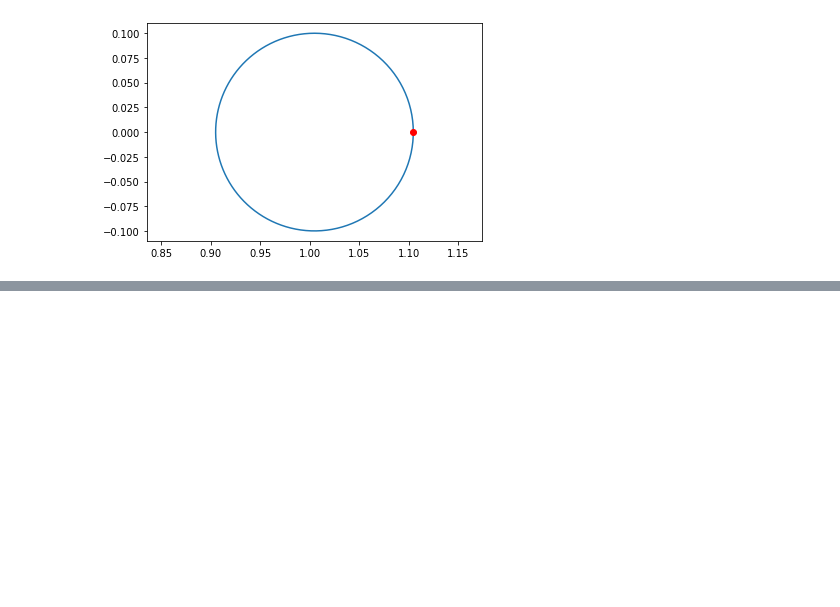
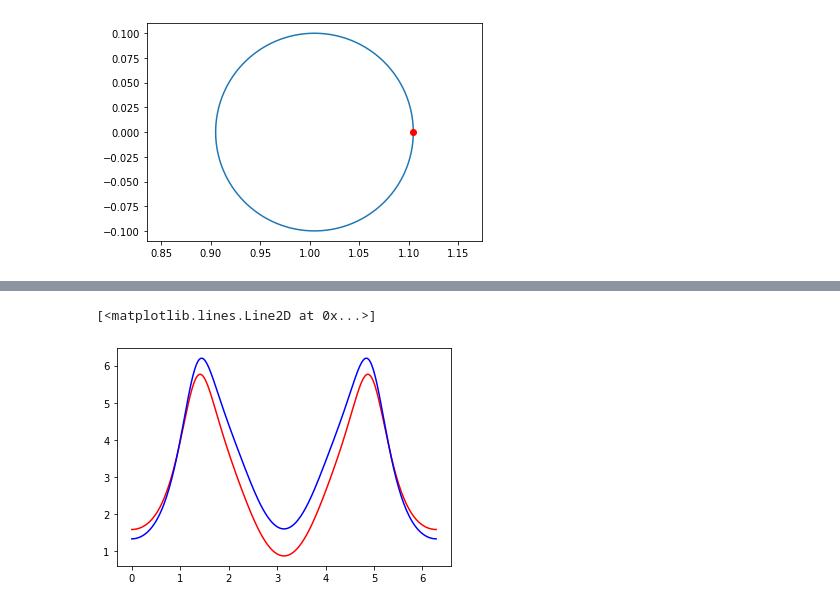
Before and after one commit to madokast/madokast.github.io.old, a Jupyter notebook: books/cct/cct学习/双极点坐标系和弯曲CCT几何分析.ipynb, the cells around one changed output, grey strips where cells are left out. Cells and saved outputs as stored; diff of their text form; code cells hidden in the pictures; blank space fills up the shorter version.

```diff
--- a/books/cct/cct学习/双极点坐标系和弯曲CCT几何分析.ipynb
+++ b/books/cct/cct学习/双极点坐标系和弯曲CCT几何分析.ipynb
@@ -73,0 +119,32 @@ MovieWriter imagemagick unavailable; using Pillow instead.
+# %%
+r = 0.113
+R = 0.95
+a = np.sqrt(R**2-r**2)
+eta = 0.5 * np.log((R+a)/(R-a))
+
+sheta = np.sinh(eta)
+cheta = np.cosh(eta)
+
+k = lambda ksi:cheta - np.cos(ksi)
+phi0 = 67.5/180*np.pi / 128
+phi = lambda ksi:(
+    (1/sheta)*(1/np.tan(30/180*np.pi))*np.sin(ksi) +
+    (1/sheta)*(1/np.tan(82/180*np.pi))*np.sin(2*ksi)/2 +
+    (1/sheta)*(1/np.tan(86/180*np.pi))*np.sin(3*ksi)/3 +
+    (1/sheta)*(1/np.tan(94/180*np.pi))*np.sin(4*ksi)/4
+) + phi0*ksi/(2*np.pi)
+
+phid = lambda ksi:(phi(ksi+0.0001)-phi(ksi))/0.0001
+
+dalta = lambda ksi: a * phi0 * (1/k(ksi)) * ((1/sheta)**2 + phid(ksi)**2)**(-0.5)
+
+lin0360 = np.linspace(0,np.pi*2,360)
+dalta0360 = np.array([dalta(t) for t in lin0360])
+
+rib0360_1 = dalta0360*1000-3
+# %%
+plt.plot(lin0360,rib0360_1,'r-')
+plt.plot(lin0360,rib0360,'b-')
+# %% [output]
+[<matplotlib.lines.Line2D at 0x...>]
+[figure, added]
```
Also changed, not shown: parts of 6 cells of this notebook, 13 other files.
